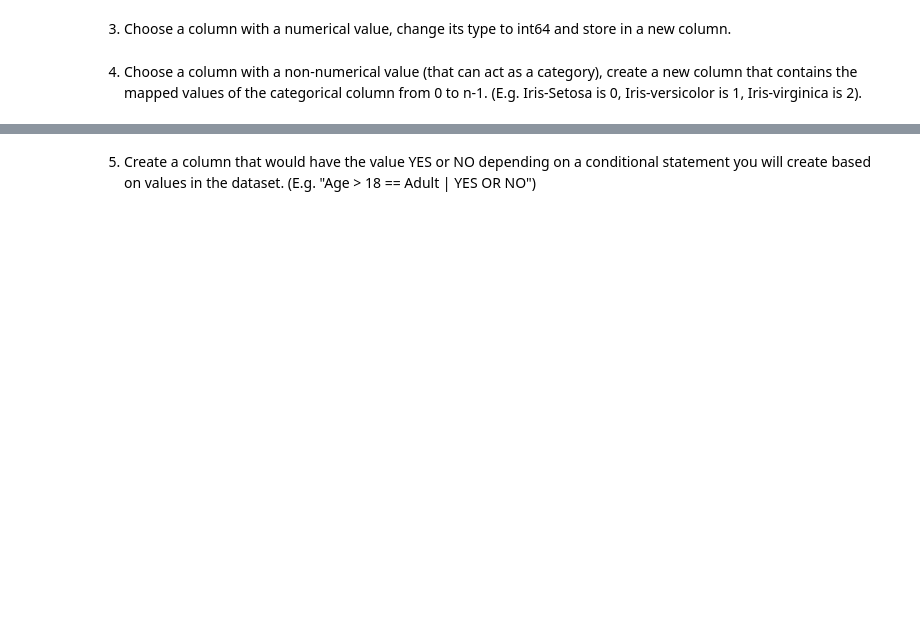
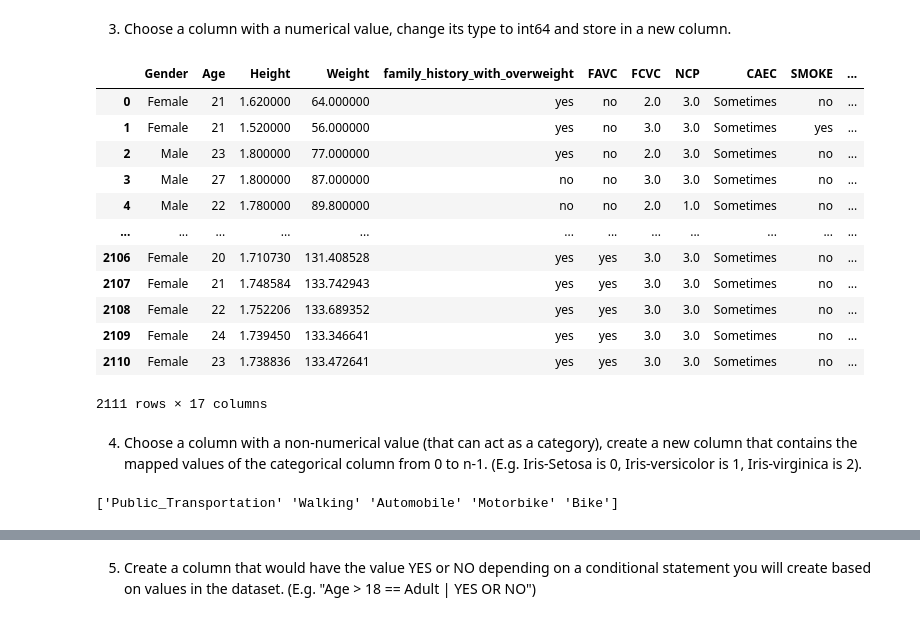
Before and after one commit to alohomora2024/PSMDSRC103, a Jupyter notebook: ACF_PSMDSRC103_Assignment_6.1.ipynb, the cells around one changed output, grey strips where cells are left out. Saved outputs shown, nothing was run; the diff lists cells and outputs as text; code cells hidden in the pictures; blank space fills up the shorter version.

```diff
--- a/ACF_PSMDSRC103_Assignment_6.1.ipynb
+++ b/ACF_PSMDSRC103_Assignment_6.1.ipynb
@@ -371,3 +392,6 @@ print(std_skinthickness)
 On your chosen dataset, perform the following:
 # %% [markdown]
 1. Load the data, check the information on the dataset.
+# %%
+file_path_2 = 'data/Obesity.csv'
+obesity_df = pd.read_csv(file_path_2)
@@ -376,4 +457,28 @@ On your chosen dataset, perform the following:
 # %% [markdown]
 3. Choose a column with a numerical value, change its type to int64 and store in a new column.
+# %%
+# Change the dtype of Age column to int64
+obesity_df['Age'] = obesity_df['Age'].astype('int64')
+display(obesity_df)
+# %% [output]
+|  | Gender | Age | Height | Weight | family_history_with_overweight | FAVC | FCVC | NCP | CAEC | SMOKE | ... |
+| 0 | Female | 21 | 1.620000 | 64.000000 | yes | no | 2.0 | 3.0 | Sometimes | no | ... |
+| 1 | Female | 21 | 1.520000 | 56.000000 | yes | no | 3.0 | 3.0 | Sometimes | yes | ... |
+| 2 | Male | 23 | 1.800000 | 77.000000 | yes | no | 2.0 | 3.0 | Sometimes | no | ... |
+| 3 | Male | 27 | 1.800000 | 87.000000 | no | no | 3.0 | 3.0 | Sometimes | no | ... |
+| 4 | Male | 22 | 1.780000 | 89.800000 | no | no | 2.0 | 1.0 | Sometimes | no | ... |
+| ... | ... | ... | ... | ... | ... | ... | ... | ... | ... | ... | ... |
+| 2106 | Female | 20 | 1.710730 | 131.408528 | yes | yes | 3.0 | 3.0 | Sometimes | no | ... |
+| 2107 | Female | 21 | 1.748584 | 133.742943 | yes | yes | 3.0 | 3.0 | Sometimes | no | ... |
+| 2108 | Female | 22 | 1.752206 | 133.689352 | yes | yes | 3.0 | 3.0 | Sometimes | no | ... |
+| 2109 | Female | 24 | 1.739450 | 133.346641 | yes | yes | 3.0 | 3.0 | Sometimes | no | ... |
+| 2110 | Female | 23 | 1.738836 | 133.472641 | yes | yes | 3.0 | 3.0 | Sometimes | no | ... |
+2111 rows × 17 columns
 # %% [markdown]
 4. Choose a column with a non-numerical value (that can act as a category), create a new column that contains the mapped values of the categorical column from 0 to n-1. (E.g. Iris-Setosa is 0, Iris-versicolor is 1, Iris-virginica is 2).
+# %%
+# Get unique values from the 'MTRANS' column
+unique_mtrans = obesity_df['MTRANS'].unique()
+print(unique_mtrans)
+# %% [output]
+['Public_Transportation' 'Walking' 'Automobile' 'Motorbike' 'Bike']
```
Also changed, not shown: parts of 18 cells of this notebook, 1 other file.
